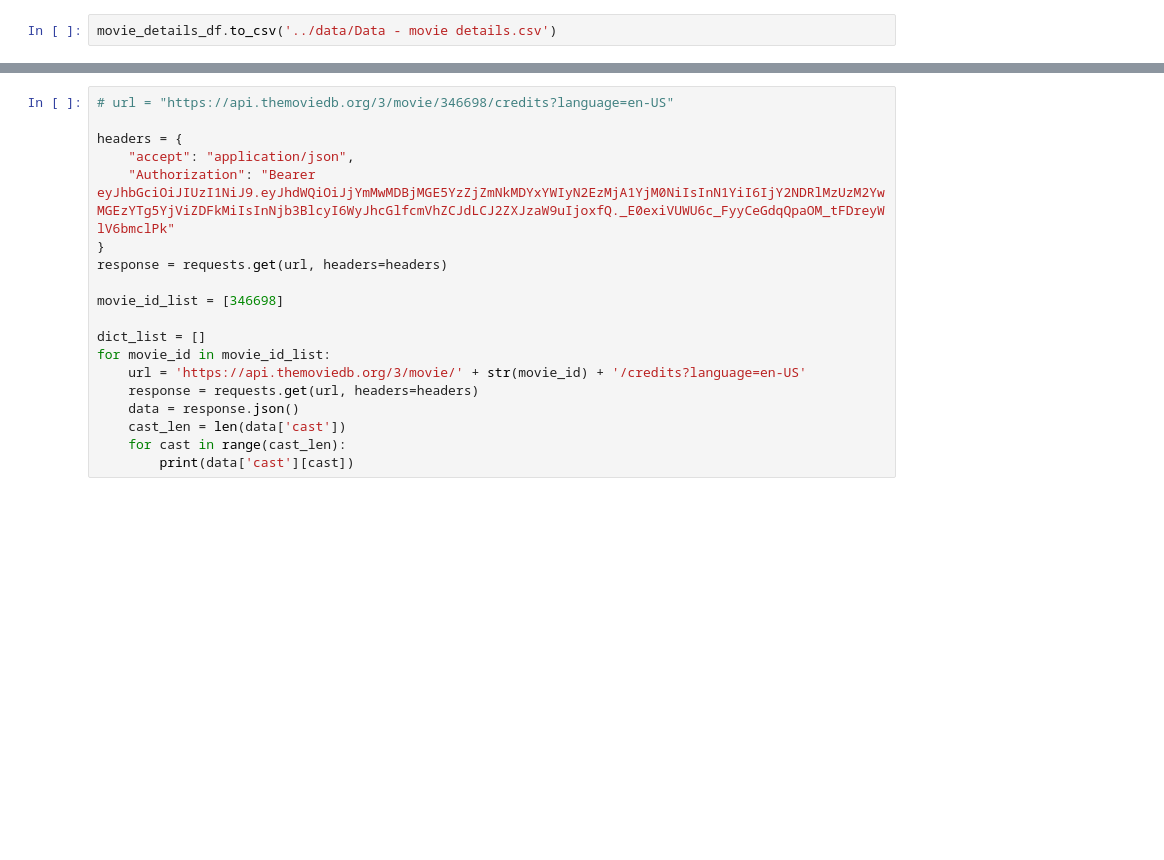
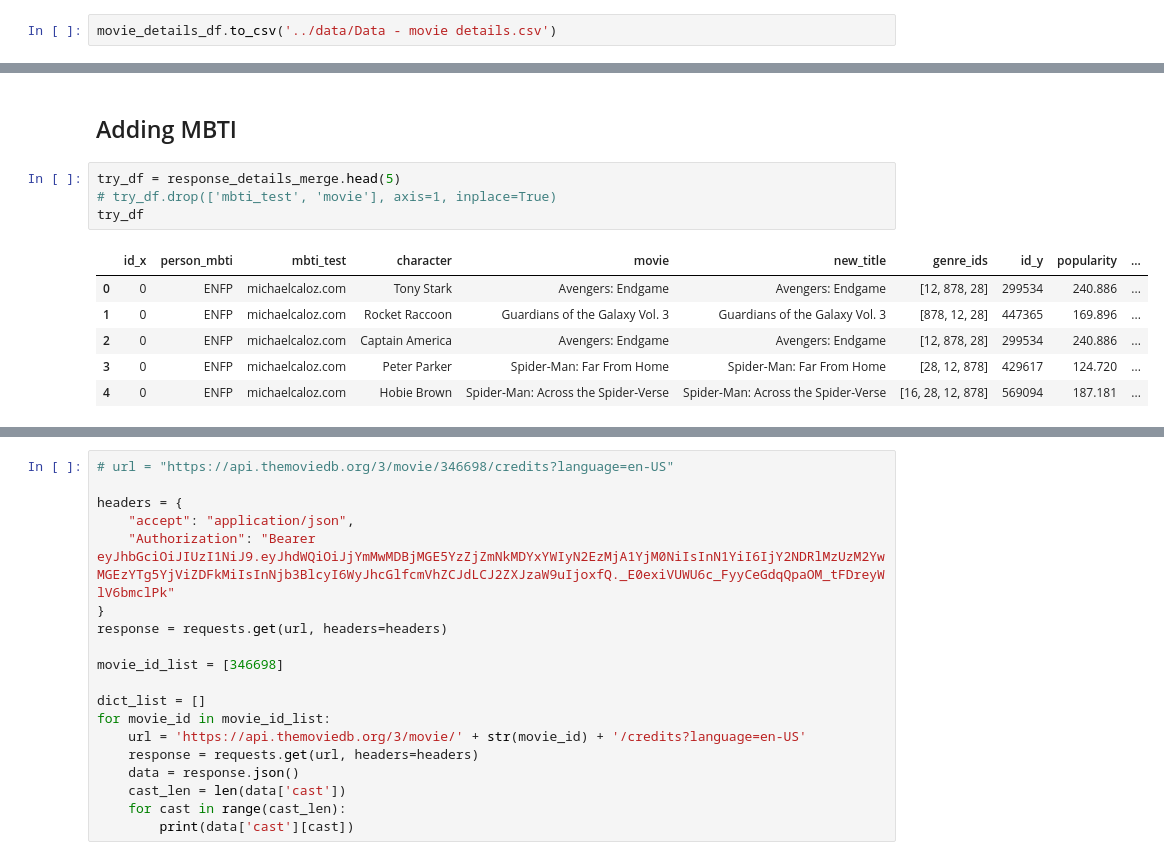
Before and after one commit to mlcuadra1/MBTI-movies-EDA, a Jupyter notebook: notebooks/Script 5 - TMDB-API.ipynb, the cells around one changed output, grey strips where cells are left out. Saved outputs shown, nothing was run; the diff lists cells and outputs as text; blank space fills up the shorter version.

Commit message:
Try on character query

```diff
--- a/notebooks/Script 5 - TMDB-API.ipynb
+++ b/notebooks/Script 5 - TMDB-API.ipynb
@@ -156,0 +156,13 @@ failed_list
+# %% [markdown]
+## Adding MBTI
+# %%
+try_df = response_details_merge.head(5)
+# try_df.drop(['mbti_test', 'movie'], axis=1, inplace=True)
+try_df
+# %% [output]
+|  | id_x | person_mbti | mbti_test | character | movie | new_title | genre_ids | id_y | popularity | ... |
+| 0 | 0 | ENFP | michaelcaloz.com | Tony Stark | Avengers: Endgame | Avengers: Endgame | [12, 878, 28] | 299534 | 240.886 | ... |
+| 1 | 0 | ENFP | michaelcaloz.com | Rocket Raccoon | Guardians of the Galaxy Vol. 3 | Guardians of the Galaxy Vol. 3 | [878, 12, 28] | 447365 | 169.896 | ... |
+| 2 | 0 | ENFP | michaelcaloz.com | Captain America | Avengers: Endgame | Avengers: Endgame | [12, 878, 28] | 299534 | 240.886 | ... |
+| 3 | 0 | ENFP | michaelcaloz.com | Peter Parker | Spider-Man: Far From Home | Spider-Man: Far From Home | [28, 12, 878] | 429617 | 124.720 | ... |
+| 4 | 0 | ENFP | michaelcaloz.com | Hobie Brown | Spider-Man: Across the Spider-Verse | Spider-Man: Across the Spider-Verse | [16, 28, 12, 878] | 569094 | 187.181 | ... |
```
Also changed, not shown: parts of 6 cells of this notebook.
